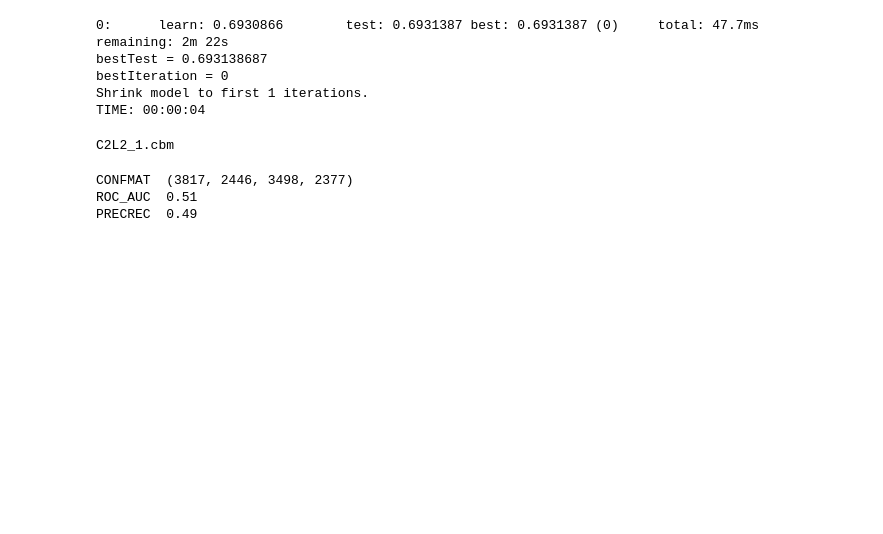
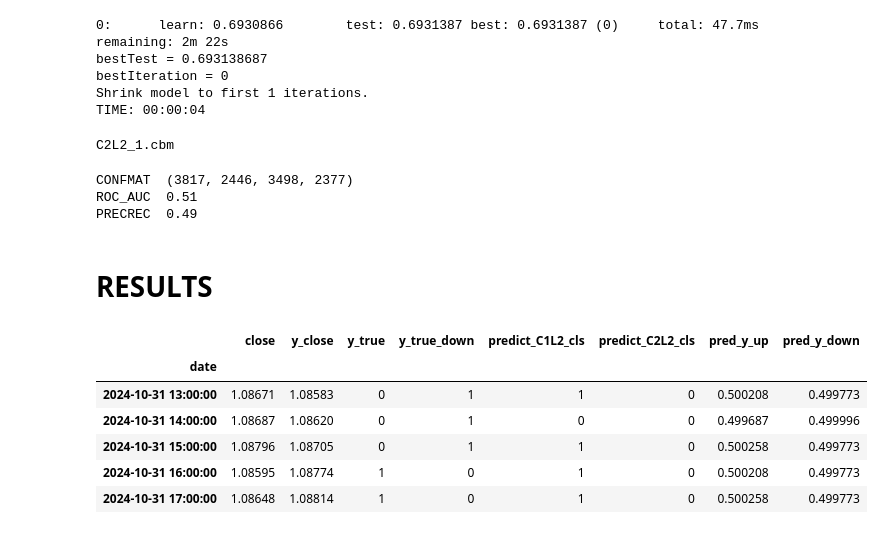
Before and after one commit to Priboy313/final-qualifying-work, a Jupyter notebook: main.ipynb, the cells around one changed output. Cells and saved outputs as stored; diff of their text form; code cells hidden in the pictures; blank space fills up the shorter version.

```diff
--- a/main.ipynb
+++ b/main.ipynb
@@ -711,3 +712,22 @@ warnings.simplefilter(action='ignore', category=pd.errors.PerformanceWarning)
 warnings.simplefilter(action='ignore', category=pd.errors.SettingWithCopyWarning)
 
 test.loc[:, 'pred_y_down'] = model_C2L2.predict_proba(test[XL2])[:,1]
+# %% [markdown]
+# RESULTS
+# %%
+res = []
+
+for i in test.columns:
+    if 'pred_' in i:
+        res.append(i)
+
+test[['close', 'y_close', 'y_true', 'y_true_down',
+      'predict_C1L2_cls', 'predict_C2L2_cls'] + res].tail(5)
+# %% [output]
+|  | close | y_close | y_true | y_true_down | predict_C1L2_cls | predict_C2L2_cls | pred_y_up | pred_y_down |
+| date |  |  |  |  |  |  |  |  |
+| 2024-10-31 13:00:00 | 1.08671 | 1.08583 | 0 | 1 | 1 | 0 | 0.500208 | 0.499773 |
+| 2024-10-31 14:00:00 | 1.08687 | 1.08620 | 0 | 1 | 0 | 0 | 0.499687 | 0.499996 |
+| 2024-10-31 15:00:00 | 1.08796 | 1.08705 | 0 | 1 | 1 | 0 | 0.500258 | 0.499773 |
+| 2024-10-31 16:00:00 | 1.08595 | 1.08774 | 1 | 0 | 1 | 0 | 0.500208 | 0.499773 |
+| 2024-10-31 17:00:00 | 1.08648 | 1.08814 | 1 | 0 | 1 | 0 | 0.500258 | 0.499773 |
```
Also changed, not shown: parts of 5 cells of this notebook.
